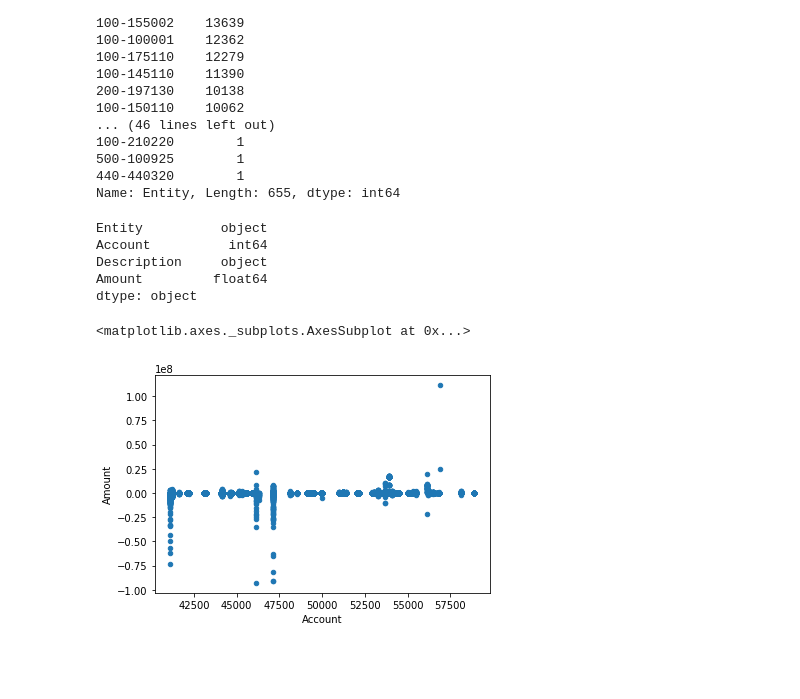
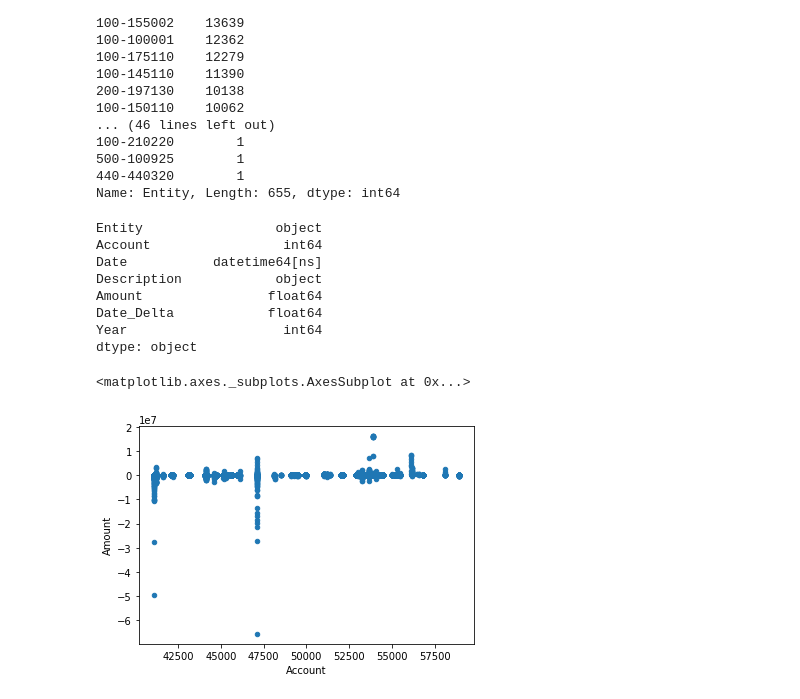
Before and after one commit to UNCG-CSE/Guilford_Financial, a Jupyter notebook: src/Trans2Regression.ipynb, the cells around one changed output. Cells and saved outputs as stored; diff of their text form; code cells hidden in the pictures; blank space fills up the shorter version.

```diff
--- a/src/Trans2Regression.ipynb
+++ b/src/Trans2Regression.ipynb
@@ -6,5 +6,8 @@ import numpy as np
 import matplotlib
 
 data = pd.read_csv("../data/Trans2.csv")
+data.Date = pd.to_datetime(data.Date, format="%m/%d/%Y")
+data['Date_Delta'] = (data['Date'] - data['Date'].min())  / np.timedelta64(1,'D')
+data['Year'] = data.Date.dt.year
 data.head()
 # %% [output]
@@ -40,17 +42,21 @@ Name: Entity, Length: 655, dtype: int64
 dataA = data[data.Entity == "100-310002"]
 dataA.head()
 dataA.dtypes
-# data.set_index(['Date'], inplace = True)
-data.index
+data2013 = data[data.Year == 2013]
+
+data2013.dtypes
 # %% [output]
-Entity          object
-Account          int64
-Description     object
-Amount         float64
+Entity                 object
+Account                 int64
+Date           datetime64[ns]
+Description            object
+Amount                float64
+Date_Delta            float64
+Year                    int64
 dtype: object
 # %%
-data.plot(kind='scatter', x='Account', y='Amount')
+data2013.plot(kind='scatter', x='Account', y='Amount')
 # dataA.plot(kind='scatter', x='Description', y='Amount', ax=axs[2])
 # %% [output]
 <matplotlib.axes._subplots.AxesSubplot at 0x...>
-[figure, old version]
+[figure, new version]
```
Also changed, not shown: parts of 6 cells of this notebook, 1 other file.
